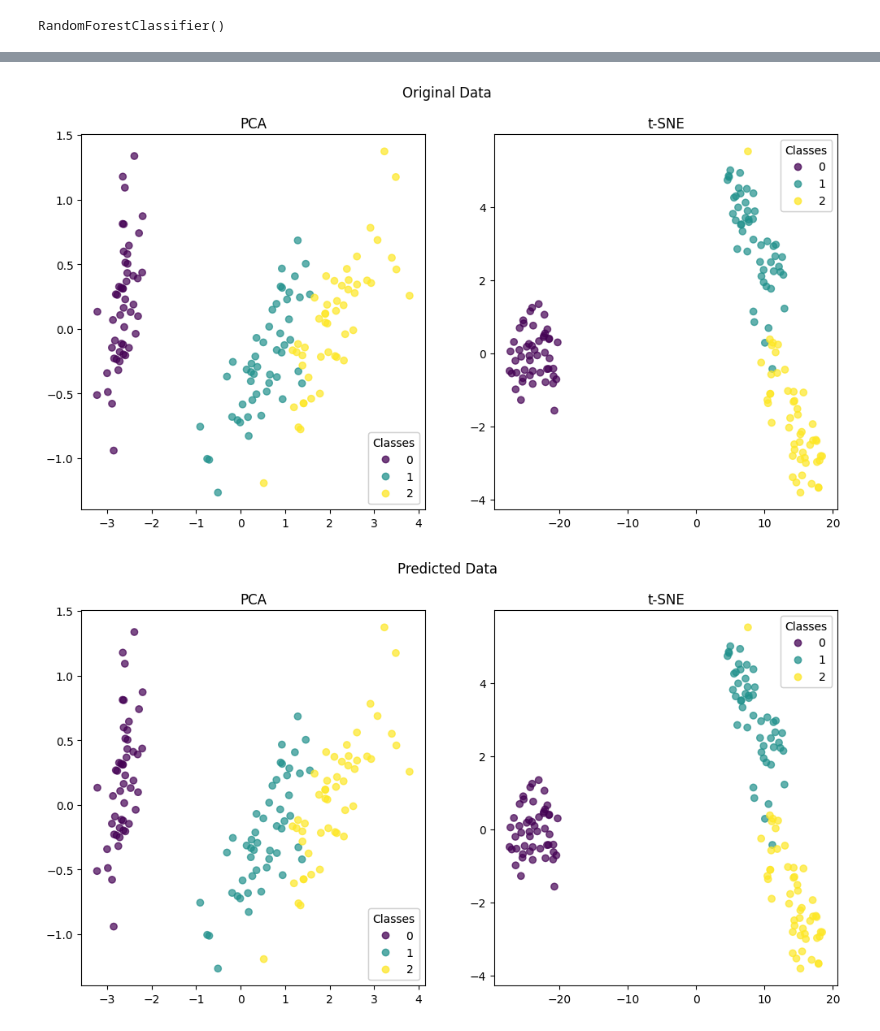
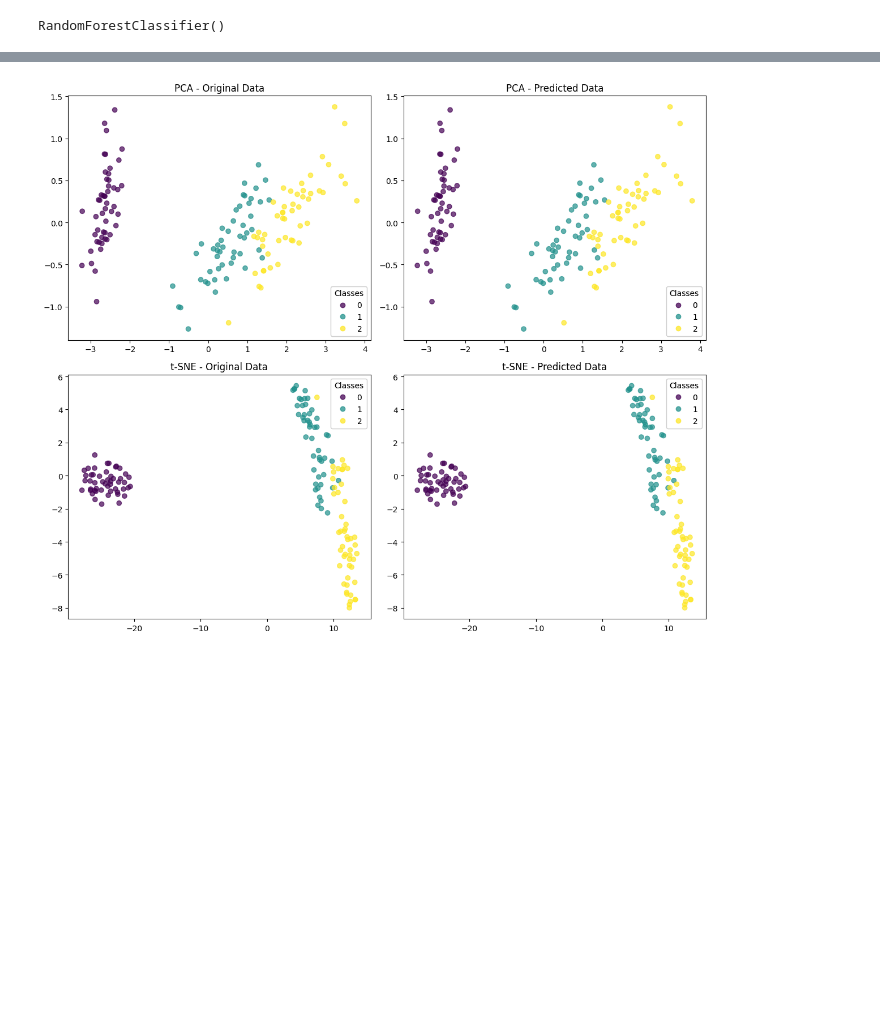
Before and after one commit to GigaKekes/spbu-python-course, a Jupyter notebook: project/numpy/numpy_task.ipynb, the cells around one changed output, grey strips where cells are left out. Saved outputs shown, nothing was run; the diff lists cells and outputs as text; code cells hidden in the pictures; blank space fills up the shorter version.

```diff
--- a/project/numpy/numpy_task.ipynb
+++ b/project/numpy/numpy_task.ipynb
@@ -112,5 +140,5 @@ array([[0.22222222, 0.625     , 0.06779661, 0.04166667, 1.        ],
 # %%
-def train_test_split(X, y, test_size=0.2, random_state=42):
+def train_test_split_custom(X, y, test_size=0.2, random_state=42):
     np.random.seed(random_state)
 
     indices = np.arange(X.shape[0])
@@ -184,32 +235,44 @@ class AddFeature(BaseEstimator, TransformerMixin):
 # %%
 from sklearn.pipeline import Pipeline
 from sklearn.preprocessing import MinMaxScaler, StandardScaler
+
 pipeline1 = Pipeline([
     ('scaler', MinMaxScaler()),
-    ('classifier', RandomForestClassifier(n_estimators=100, max_depth=10, random_state=42))
+    ('classifier', RandomForestClassifier(random_state=42))
 ])
 
 pipeline2 = Pipeline([
     ('scaler', StandardScaler()),
-    ('classifier', RandomForestClassifier(n_estimators=5, max_depth=10, random_state=42))
+    ('classifier', RandomForestClassifier(random_state=42))
 ])
 
 pipeline3 = Pipeline([
     ('scaler', MinMaxScaler()),
     ('add_feature', AddFeature()),
-    ('classifier', RandomForestClassifier(n_estimators=5, max_depth=1, random_state=42))
+    ('classifier', RandomForestClassifier(random_state=42))
 ])
 
 pipeline4 = Pipeline([
     ('scaler', StandardScaler()),
-    ('classifier', RandomForestClassifier(n_estimators=100, max_depth=10, random_state=42))
+    ('add_feature', AddFeature()),
+    ('classifier', RandomForestClassifier(random_state=42))
 ])
 
 pipeline5 = Pipeline([
-    ('scaler', StandardScaler()),
-    ('add_feature', AddFeature()),
-    ('classifier', RandomForestClassifier(n_estimators=100, max_depth=10, random_state=42))
+    ('classifier', RandomForestClassifier(n_estimators=5, random_state=42))
 ])
+
+pipeline6 = Pipeline([
+    ('classifier', RandomForestClassifier(max_depth=3, random_state=42))
+])
+
+pipeline7 = Pipeline([
+    ('classifier', RandomForestClassifier(n_estimators=5, max_depth=3, random_state=42))
+])
+
+pipeline8 = Pipeline([
+    ('classifier', RandomForestClassifier(n_estimators=5, max_depth=1, random_state=42))
+])
 # %%
 pipeline1.fit(X_train, y_train)
 pipeline2.fit(X_train, y_train)
@@ -280,33 +345,33 @@ from sklearn.decomposition import PCA
 from sklearn.manifold import TSNE
 import matplotlib.pyplot as plt
 
-def plot_scatter(X, y, title):
+def plot_pca(X, y, ax, title):
     pca = PCA(n_components=2)
-    tsne = TSNE(n_components=2,perplexity=min(30, X.shape[0] - 1), random_state=42)
+    X_pca = pca.fit_transform(X)
 
-    X_pca = pca.fit_transform(X)
+    scatter = ax.scatter(X_pca[:, 0], X_pca[:, 1], c=y, cmap='viridis', alpha=0.7)
+    legend = ax.legend(*scatter.legend_elements(), title="Classes")
+    ax.add_artist(legend)
+    ax.set_title(f'PCA - {title}')
+
+def plot_tsne(X, y, ax, title):
+    tsne = TSNE(n_components=2, perplexity=min(30, X.shape[0] - 1), random_state=42)
     X_tsne = tsne.fit_transform(X)
 
-    fig, ax = plt.subplots(1, 2, figsize=(12, 6))
-
-    # PCA
-    scatter = ax[0].scatter(X_pca[:, 0], X_pca[:, 1], c=y, cmap='viridis', alpha=0.7)
-    legend = ax[0].legend(*scatter.legend_elements(), title="Classes")
-    ax[0].add_artist(legend)
-    ax[0].set_title('PCA')
-
-    # t-SNE
-    scatter = ax[1].scatter(X_tsne[:, 0], X_tsne[:, 1], c=y, cmap='viridis', alpha=0.7)
-    legend = ax[1].legend(*scatter.legend_elements(), title="Classes")
-    ax[1].add_artist(legend)
-    ax[1].set_title('t-SNE')
-
-    plt.suptitle(title)
-    plt.show()
-
-plot_scatter(X, y, title='Original Data')
-
-plot_scatter(X, pipeline1.predict(X), title='Predicted Data')
+    scatter = ax.scatter(X_tsne[:, 0], X_tsne[:, 1], c=y, cmap='viridis', alpha=0.7)
+    legend = ax.legend(*scatter.legend_elements(), title="Classes")
+    ax.add_artist(legend)
+    ax.set_title(f't-SNE - {title}')
-# %% [output]
-[figure, removed]
-[figure, removed]
+# %%
+fig, axes = plt.subplots(2, 2, figsize=(12, 10))
+
+plot_pca(X, y, axes[0, 0], 'Original Data')
+plot_tsne(X, y, axes[1, 0], 'Original Data')
+
+plot_pca(X, pipeline1.predict(X), axes[0, 1], 'Predicted Data')
+plot_tsne(X, pipeline1.predict(X), axes[1, 1], 'Predicted Data')
+
+plt.tight_layout()
+plt.show()
+# %% [output]
+[figure, added]
```
Also changed, not shown: parts of 50 cells of this notebook.
